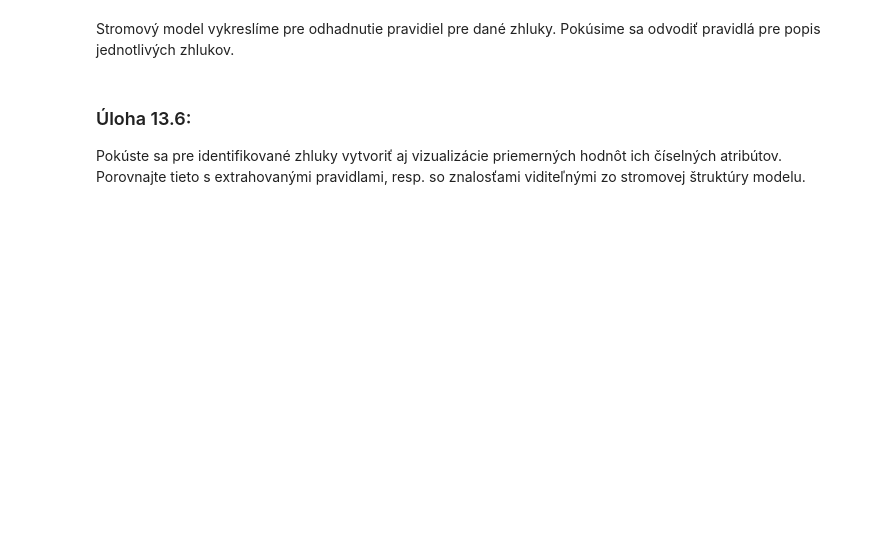
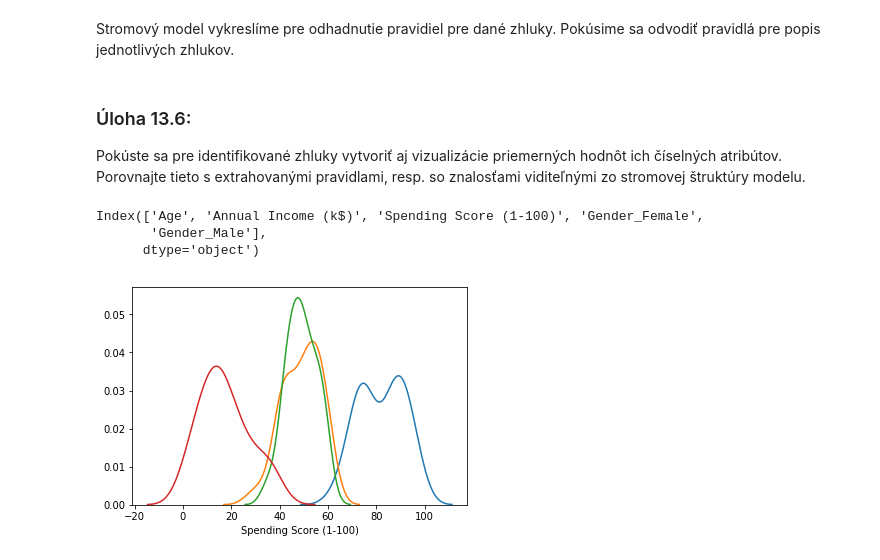
Before and after one commit to Konkolova/WDA, a Jupyter notebook: 14/notebooks/clustering2.ipynb, the cells around one changed output. Drawn from its saved outputs; the diff is of its cells as text; code cells hidden in the pictures; blank space fills up the shorter version.

```diff
--- a/14/notebooks/clustering2.ipynb
+++ b/14/notebooks/clustering2.ipynb
@@ -144,0 +143,24 @@ Pokúste sa pre identifikované zhluky vytvoriť aj vizualizácie priemerných h
+# %%
+import seaborn as sns
+
+cluster_0 = np.where(model.labels_==0)
+cluster_1 = np.where(model.labels_==1)
+cluster_2 = np.where(model.labels_==2)
+cluster_3 = np.where(model.labels_==3)
+
+data_cluster_0 = data.iloc[cluster_0]
+data_cluster_1 = data.iloc[cluster_1]
+data_cluster_2 = data.iloc[cluster_2]
+data_cluster_3 = data.iloc[cluster_3]
+
+print(data.columns)
+
+g = sns.distplot(data_cluster_0["Spending Score (1-100)"], hist= False)
+g = sns.distplot(data_cluster_1["Spending Score (1-100)"], hist= False)
+g = sns.distplot(data_cluster_2["Spending Score (1-100)"], hist= False)
+g = sns.distplot(data_cluster_3["Spending Score (1-100)"], hist= False)
+# %% [output]
+Index(['Age', 'Annual Income (k$)', 'Spending Score (1-100)', 'Gender_Female',
+       'Gender_Male'],
+      dtype='object')
+[figure, added]
```
Also changed, not shown: parts of 5 cells of this notebook, 5 other files.
